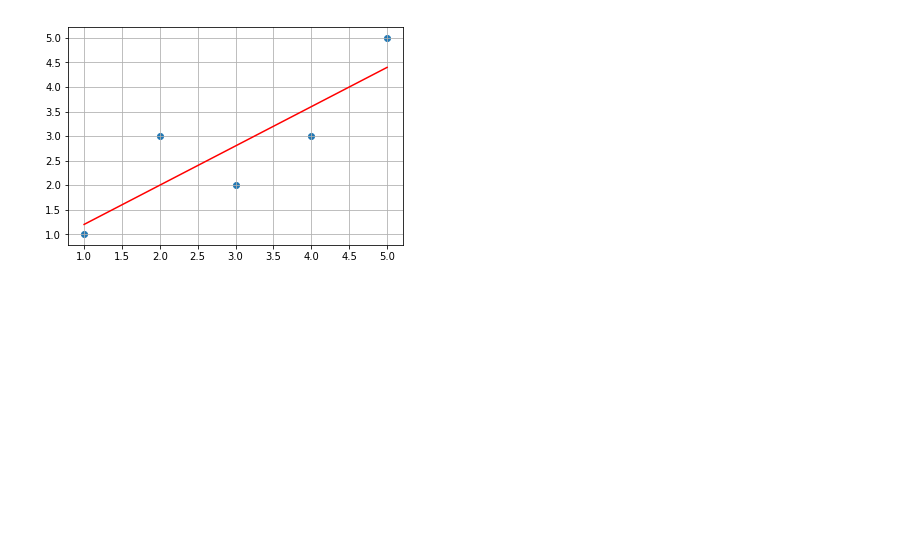
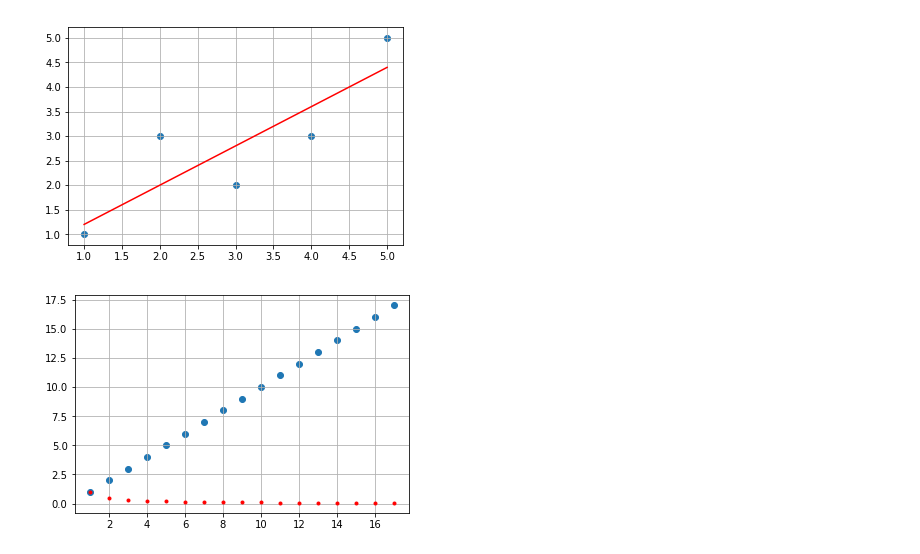
Before and after one commit to LuLuuD/MSAI-Learn, a Jupyter notebook: CV-Emmahuu/Code/Homework/homework_9step/homework2/homework2_study_2000503.ipynb, the cells around one changed output. Drawn from its saved outputs; the diff is of its cells as text; code cells hidden in the pictures; blank space fills up the shorter version.

```diff
--- a/CV-Emmahuu/Code/Homework/homework_9step/homework2/homework2_study_2000503.ipynb
+++ b/CV-Emmahuu/Code/Homework/homework_9step/homework2/homework2_study_2000503.ipynb
@@ -60,3 +60,5 @@ plt.grid()
 plt.show()
 # %% [output]
 [figure]
+# %%
+x = np.arange(1,18,1)
@@ -62,0 +69,10 @@ plt.show()
+# %%
+%matplotlib inline
+y0 = x
+y1 = 1/x
+plt.scatter(x, y0)
+plt.plot(x, y1, 'r.')
+plt.grid()
+# plt.show()
+# %% [output]
+[figure, added]
```
Also changed, not shown: parts of 2 cells of this notebook, 1 other file.
